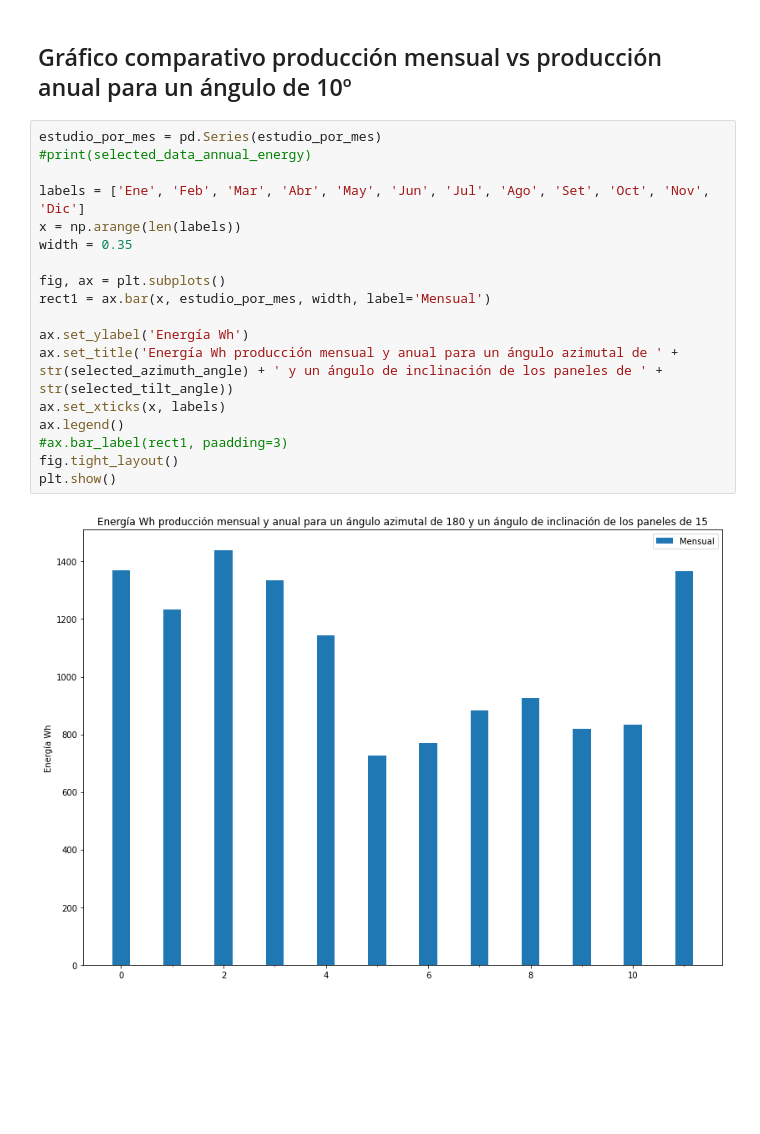
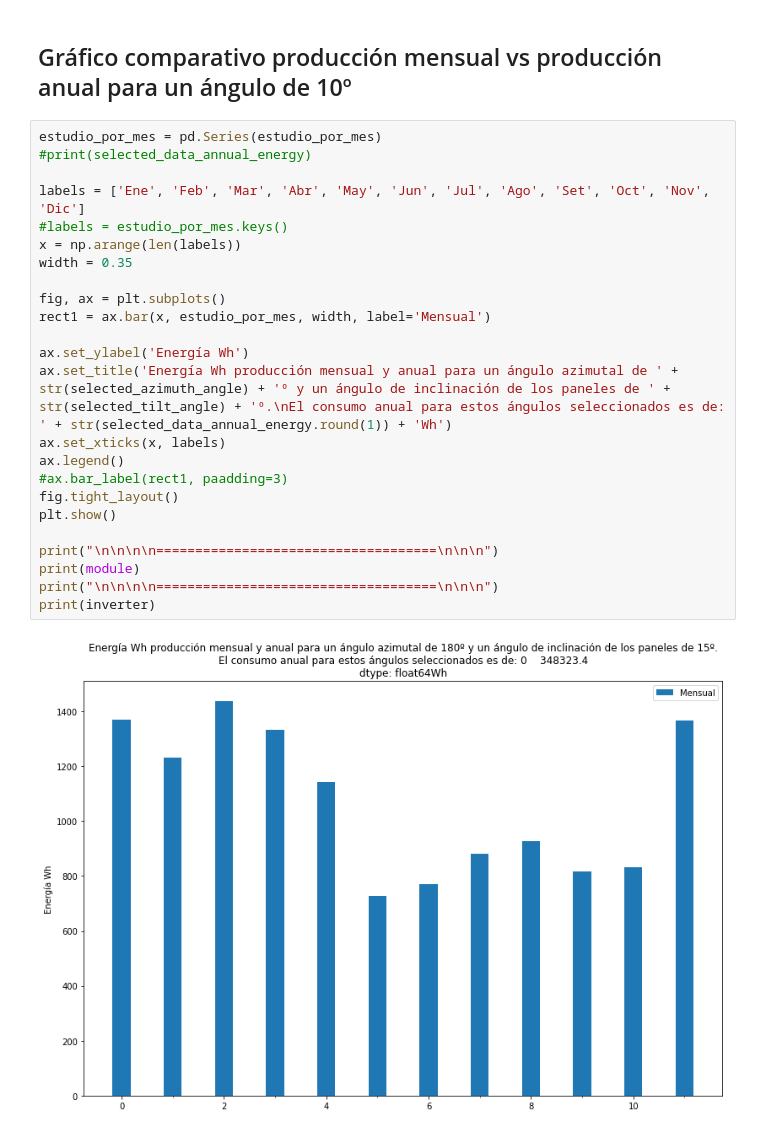
Before and after one commit to MGonzalez506/Dimensionamiento_PV, a Jupyter notebook: Simulación_y_Dimensionamiento.ipynb, the cells around one changed output. Cells and saved outputs as stored; diff of their text form; blank space fills up the shorter version.

```diff
--- a/Simulación_y_Dimensionamiento.ipynb
+++ b/Simulación_y_Dimensionamiento.ipynb
@@ -216,20 +204,26 @@ estudio_por_mes
 # %%
 estudio_por_mes = pd.Series(estudio_por_mes)
 #print(selected_data_annual_energy)
 
 labels = ['Ene', 'Feb', 'Mar', 'Abr', 'May', 'Jun', 'Jul', 'Ago', 'Set', 'Oct', 'Nov', 'Dic']
+#labels = estudio_por_mes.keys()
 x = np.arange(len(labels))
 width = 0.35
 
 fig, ax = plt.subplots()
 rect1 = ax.bar(x, estudio_por_mes, width, label='Mensual')
 
 ax.set_ylabel('Energía Wh')
-ax.set_title('Energía Wh producción mensual y anual para un ángulo azimutal de ' + str(selected_azimuth_angle) + ' y un ángulo de inclinación de los paneles de ' + str(selected_tilt_angle))
+ax.set_title('Energía Wh producción mensual y anual para un ángulo azimutal de ' + str(selected_azimuth_angle) + 'º y un ángulo de inclinación de los paneles de ' + str(selected_tilt_angle) + 'º.\nEl consumo anual para estos ángulos seleccionados es de: ' + str(selected_data_annual_energy.round(1)) + 'Wh')
 ax.set_xticks(x, labels)
 ax.legend()
 #ax.bar_label(rect1, paadding=3)
 fig.tight_layout()
 plt.show()
+
+print("\n\n\n\n====================================\n\n\n")
+print(module)
+print("\n\n\n\n====================================\n\n\n")
+print(inverter)
 # %% [output]
-[figure, old version]
+[figure, new version]
```
Also changed, not shown: parts of 4 cells of this notebook.
